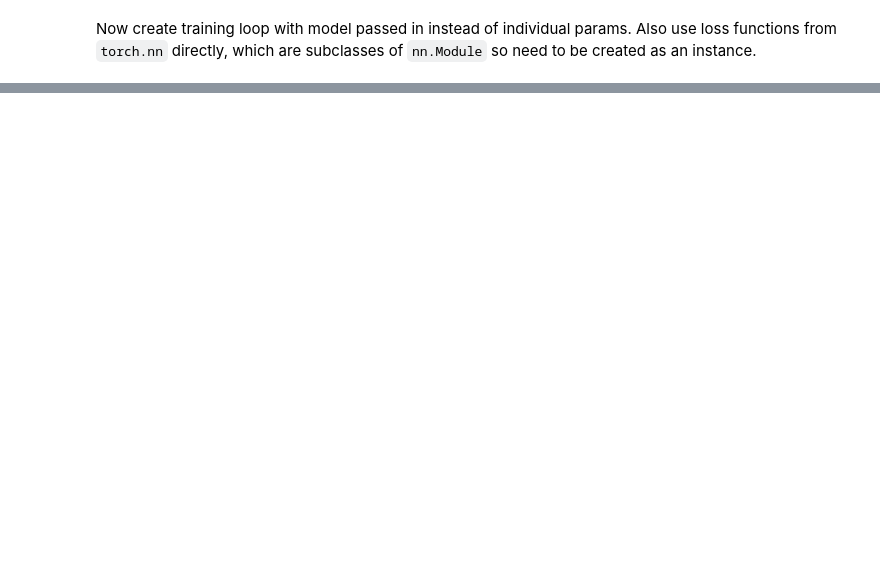
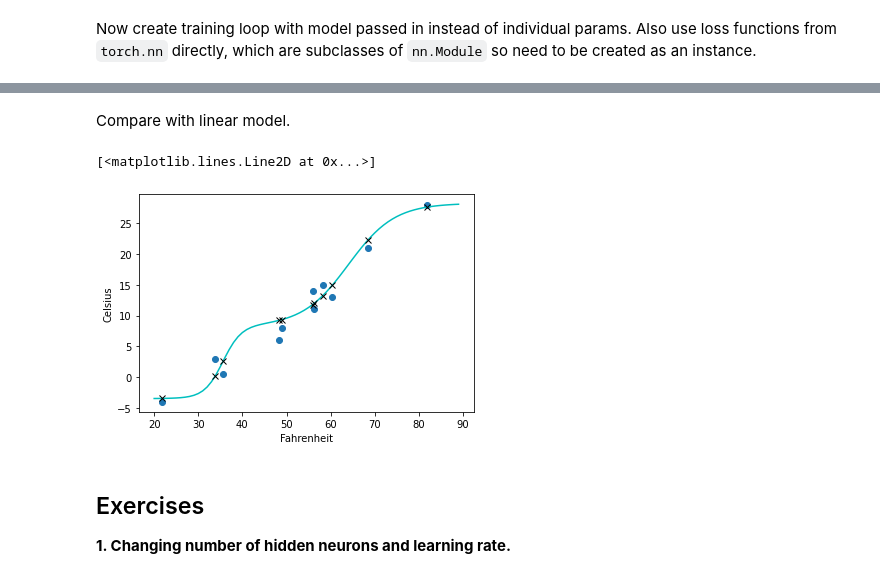
Before and after one commit to ncrispino/pytorch_practice, a Jupyter notebook: dl_pytorch_ch6.ipynb, the cells around one changed output, grey strips where cells are left out. Drawn from its saved outputs; the diff is of its cells as text; code cells hidden in the pictures; blank space fills up the shorter version.

Commit message:
almost done--need to finish exercise part 2

````diff
--- a/dl_pytorch_ch6.ipynb
+++ b/dl_pytorch_ch6.ipynb
@@ -97,7 +98,7 @@ list(linear_model.parameters())
 # %% [markdown]
 Now create training loop with model passed in instead of individual params. Also use loss functions from ```torch.nn``` directly, which are subclasses of ```nn.Module``` so need to be created as an instance.
 # %%
-def training_loop(n_epochs, optimizer, model, loss_fn, t_u_train, t_u_val, t_c_train, t_c_val):
+def training_loop(n_epochs, optimizer, model, loss_fn, t_u_train, t_u_val, t_c_train, t_c_val, print_vals=True):
     for epoch in range(1, n_epochs + 1):
         t_p_train = model(t_u_train)
         train_loss = loss_fn(t_p_train, t_c_train)
@@ -109,9 +110,12 @@ def training_loop(n_epochs, optimizer, model, loss_fn, t_u_train, t_u_val, t_c_t
         train_loss.backward()
         optimizer.step()
 
-        if epoch == 1 or epoch % 1000 == 0:
-            print(f"Epoch {epoch}, Training loss {train_loss.item():.4f},"
-                  f" Validation loss {val_loss.item():.4f}")
+        if print_vals:
+            if (epoch == 1 or epoch % 1000 == 0) and (epoch != n_epochs):
+                print(f"Epoch {epoch}, Training loss {train_loss.item():.4f},"
+                      f" Validation loss {val_loss.item():.4f}")
+    print(f"Epoch {epoch}, Training loss {train_loss.item():.4f},"
+              f" Validation loss {val_loss.item():.4f}")
 # %%
 linear_model = nn.Linear(1, 1)
 optimizer = optim.SGD(linear_model.parameters(), lr=1e-2)
@@ -129,0 +161,8 @@ tensor([-17.5867], requires_grad=True)
+# %%
+from collections import OrderedDict
+
+seq_model = nn.Sequential(OrderedDict([('hidden_linear', nn.Linear(1, 8)),
+                                       ('hidden_activation', nn.Tanh()),
+                                       ('output_linear', nn.Linear(8, 1))
+                                      ]))
+seq_model
@@ -129,0 +196,8 @@ tensor([-17.5867], requires_grad=True)
+# %%
+optimizer = optim.SGD(seq_model.parameters(), 1e-3)
+
+training_loop(5000, optimizer, seq_model, nn.MSELoss(), train_t_un, val_t_un, train_t_c, val_t_c)
+
+print('output', seq_model(val_t_un))
+print('answer', val_t_c)
+print('hidden', seq_model.hidden_linear.weight.grad)
@@ -129,0 +223,17 @@ tensor([-17.5867], requires_grad=True)
+# %% [markdown]
+Compare with linear model.
+# %%
+from matplotlib import pyplot as plt
+
+t_range = torch.arange(20, 90).unsqueeze(1)
+fig, ax = plt.subplots()
+ax.set(xlabel="Fahrenheit", ylabel="Celsius")
+ax.plot(t_u.numpy(), t_c.numpy(), 'o') # correct labels
+ax.plot(t_range.numpy(), seq_model(0.1 * t_range).detach().numpy(), 'c-') # whole curve (behavior between samples)
+ax.plot(t_u.numpy(), seq_model(0.1 * t_u).detach().numpy(), 'kx') # fitted values
+# %% [output]
+[<matplotlib.lines.Line2D at 0x...>]
+[figure, added]
+# %% [markdown]
+## Exercises
+**1. Changing number of hidden neurons and learning rate.**
````
Also changed, not shown: parts of 47 cells of this notebook.
